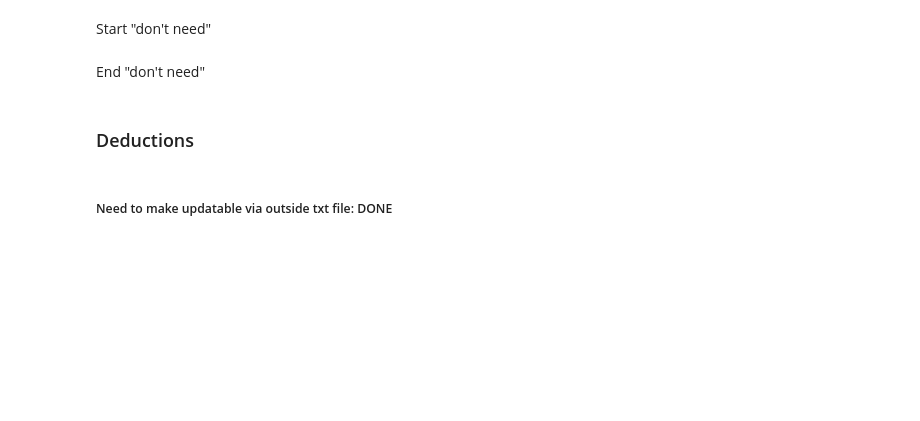
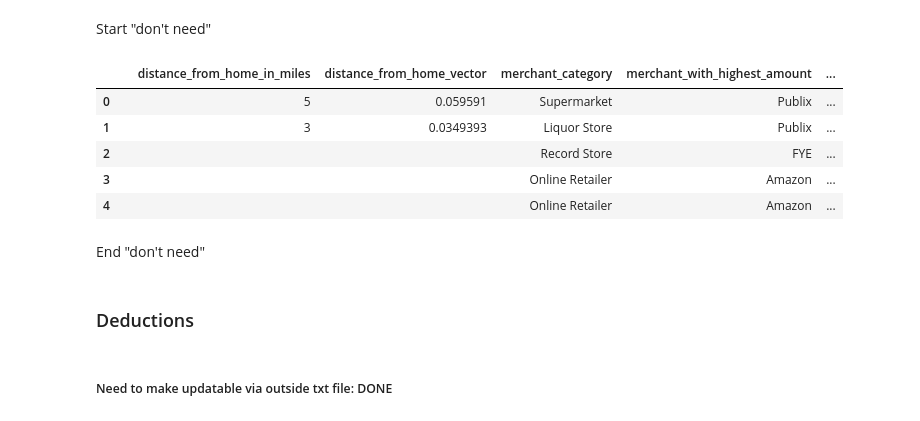
Before and after one commit to iheartbenzene/fantastic-octo-journey, a Jupyter notebook: budget_mk_X.ipynb, the cells around one changed output. Cells and saved outputs as stored; diff of their text form; code cells hidden in the pictures; blank space fills up the shorter version.

```diff
--- a/budget_mk_X.ipynb
+++ b/budget_mk_X.ipynb
@@ -252,3 +284,12 @@ Start "don't need"
+# %%
+expense_categories_data_frame.head()
+# %% [output]
+|  |  | distance_from_home_in_miles | distance_from_home_vector | merchant_category | merchant_with_highest_amount | ... |
+| 0 |  | 5 | 0.059591 | Supermarket | Publix | ... |
+| 1 |  | 3 | 0.0349393 | Liquor Store | Publix | ... |
+| 2 |  |  |  | Record Store | FYE | ... |
+| 3 |  |  |  | Online Retailer | Amazon | ... |
+| 4 |  |  |  | Online Retailer | Amazon | ... |
 # %% [markdown]
 End "don't need"
 # %% [markdown]
```
Also changed, not shown: parts of 59 cells of this notebook.
